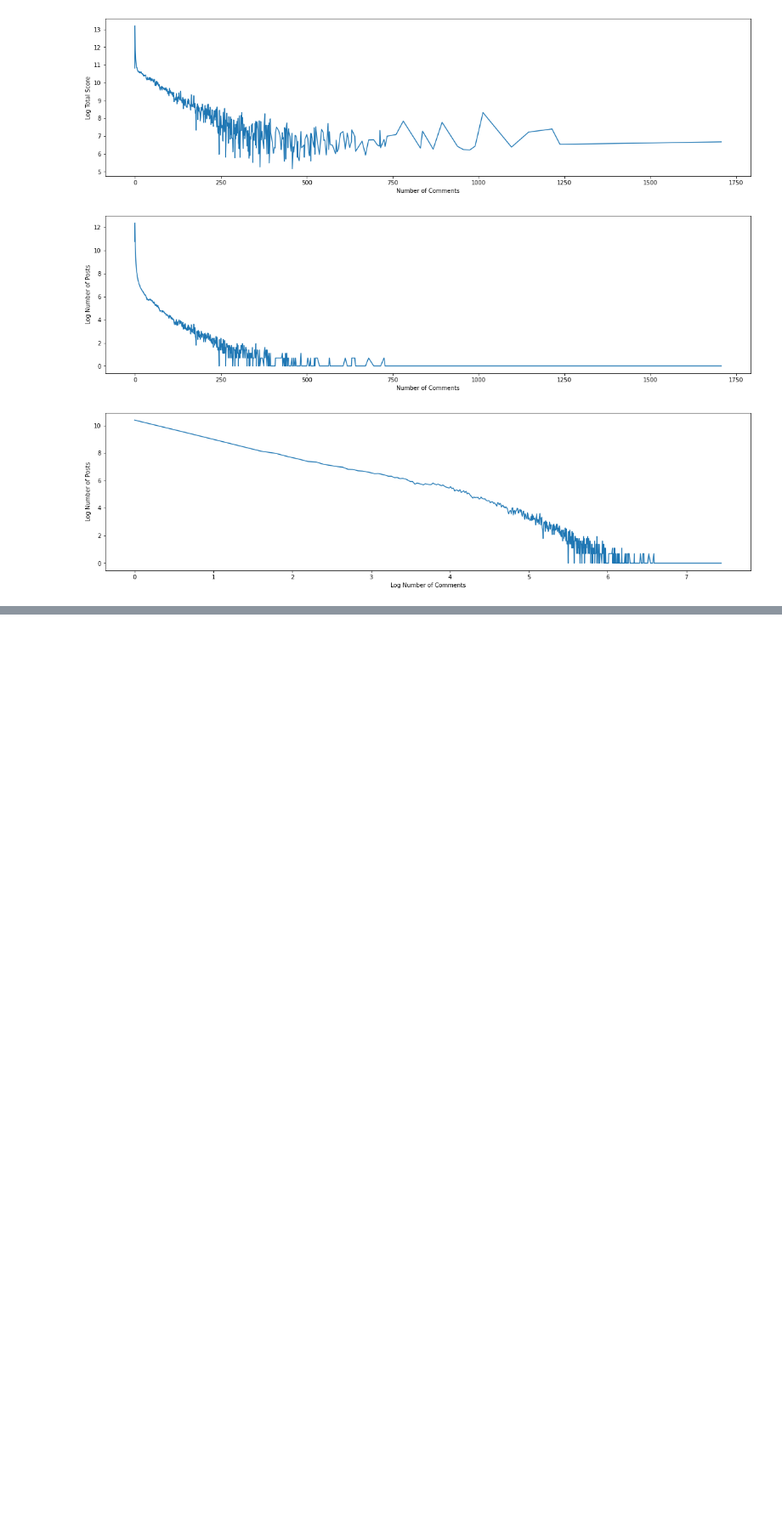
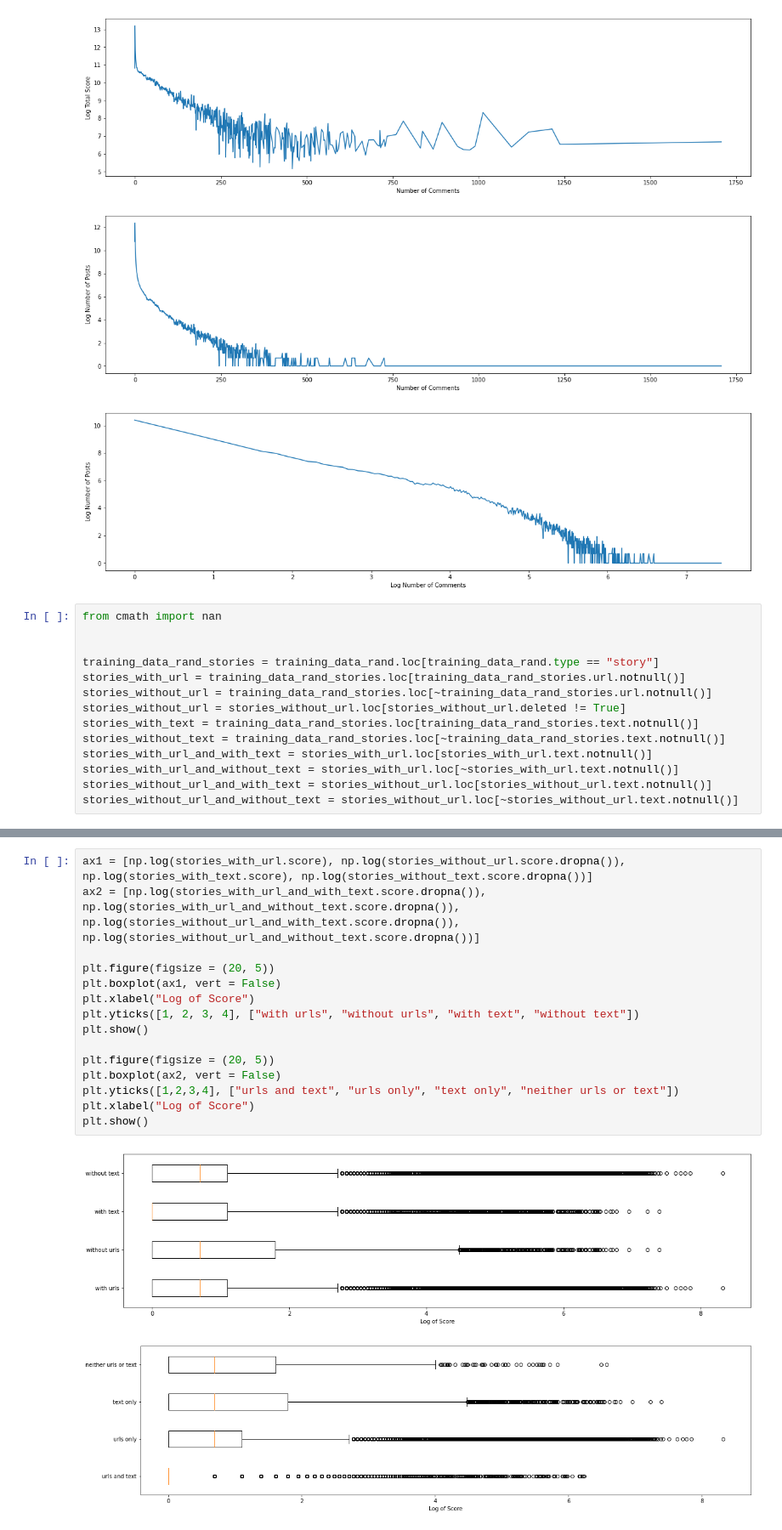
Before and after one commit to Zaidek/Part-II-Disertation, a Jupyter notebook: ptIIproj.ipynb, the cells around one changed output, grey strips where cells are left out. Shown at 85% size. Drawn from its saved outputs; the diff is of its cells as text; blank space fills up the shorter version.

Commit message:
Added url data

```diff
--- a/ptIIproj.ipynb
+++ b/ptIIproj.ipynb
@@ -459,3 +525,17 @@ plt.show()
 [figure]
 [figure]
 [figure]
+# %%
+from cmath import nan
+
+
+training_data_rand_stories = training_data_rand.loc[training_data_rand.type == "story"]
+stories_with_url = training_data_rand_stories.loc[training_data_rand_stories.url.notnull()]
+stories_without_url = training_data_rand_stories.loc[~training_data_rand_stories.url.notnull()]
+stories_without_url = stories_without_url.loc[stories_without_url.deleted != True]
+stories_with_text = training_data_rand_stories.loc[training_data_rand_stories.text.notnull()]
+stories_without_text = training_data_rand_stories.loc[~training_data_rand_stories.text.notnull()]
+stories_with_url_and_with_text = stories_with_url.loc[stories_with_url.text.notnull()]
+stories_with_url_and_without_text = stories_with_url.loc[~stories_with_url.text.notnull()]
+stories_without_url_and_with_text = stories_without_url.loc[stories_without_url.text.notnull()]
+stories_without_url_and_without_text = stories_without_url.loc[~stories_without_url.text.notnull()]
@@ -461,0 +610,18 @@ plt.show()
+# %%
+ax1 = [np.log(stories_with_url.score), np.log(stories_without_url.score.dropna()), np.log(stories_with_text.score), np.log(stories_without_text.score.dropna())]
+ax2 = [np.log(stories_with_url_and_with_text.score.dropna()), np.log(stories_with_url_and_without_text.score.dropna()), np.log(stories_without_url_and_with_text.score.dropna()), np.log(stories_without_url_and_without_text.score.dropna())]
+
+plt.figure(figsize = (20, 5))
+plt.boxplot(ax1, vert = False)
+plt.xlabel("Log of Score")
+plt.yticks([1, 2, 3, 4], ["with urls", "without urls", "with text", "without text"])
+plt.show()
+
+plt.figure(figsize = (20, 5))
+plt.boxplot(ax2, vert = False)
+plt.yticks([1,2,3,4], ["urls and text", "urls only", "text only", "neither urls or text"])
+plt.xlabel("Log of Score")
+plt.show()
+# %% [output]
+[figure, added]
+[figure, added]
```
Also changed, not shown: parts of 11 cells of this notebook.
